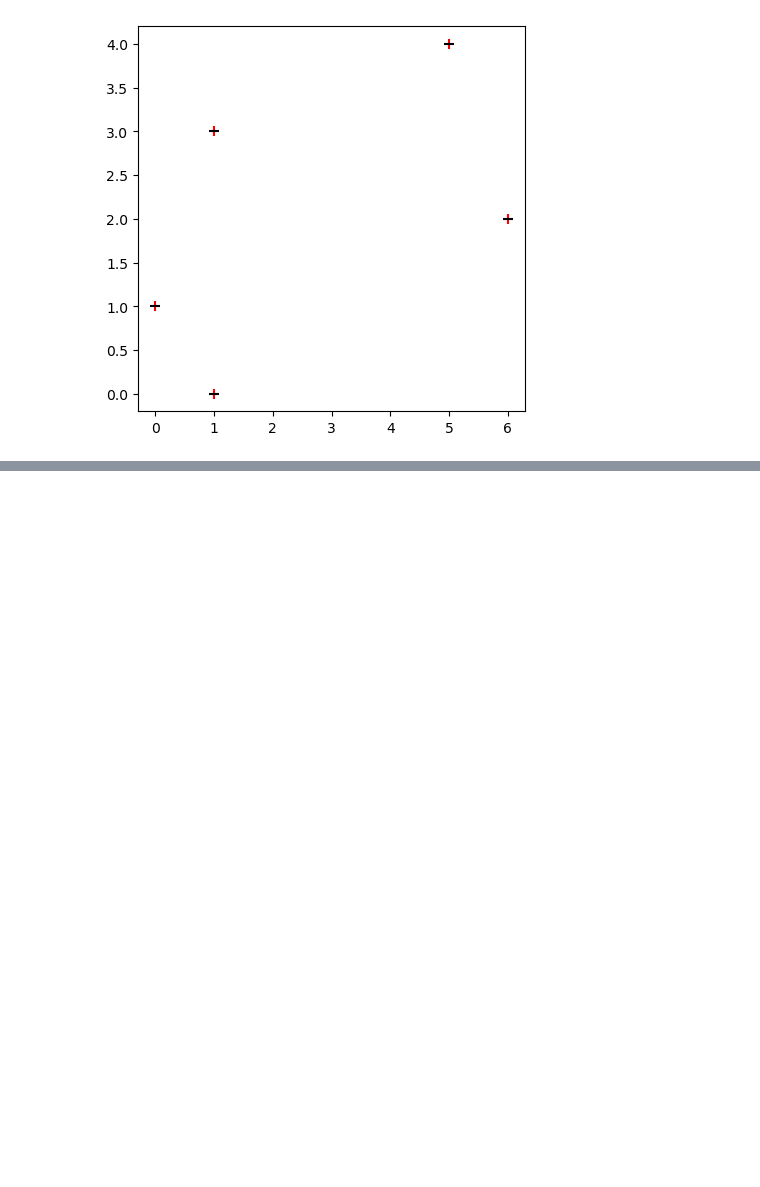
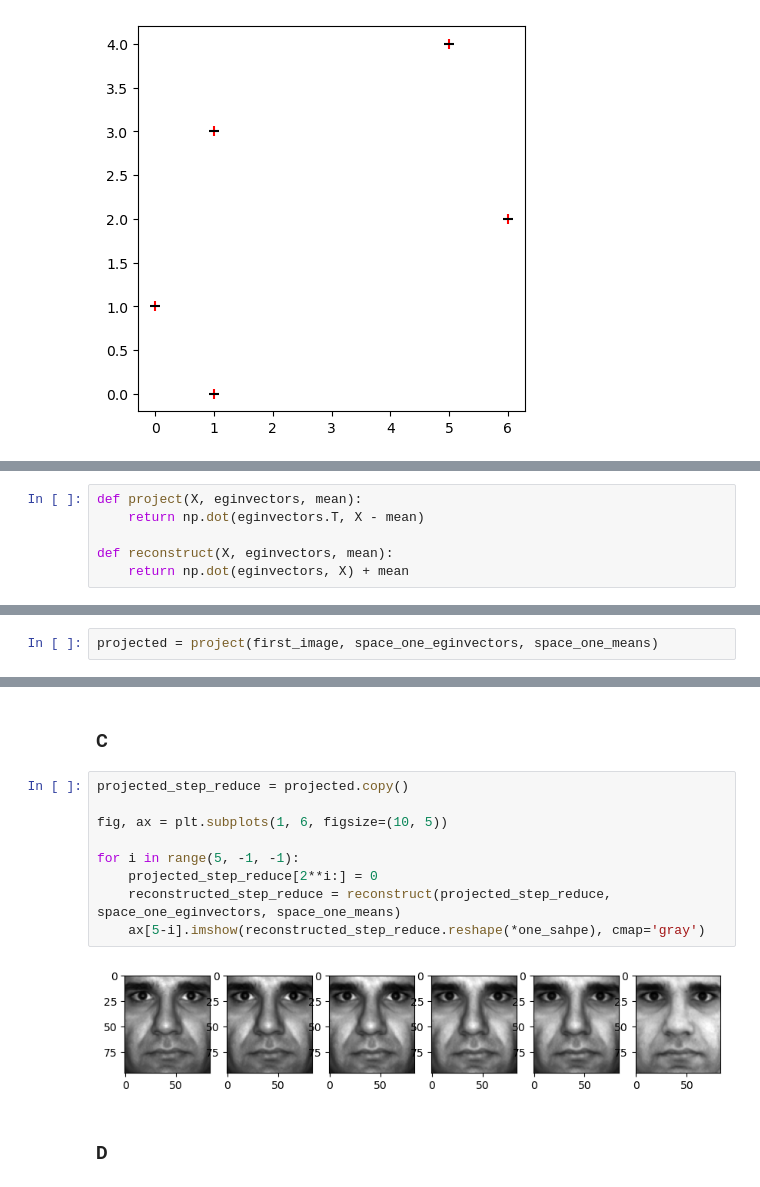
Before and after one commit to al-pi314/computer_vision, a Jupyter notebook: assigments/assignment6/solutions.ipynb, the cells around one changed output, grey strips where cells are left out. Saved outputs shown, nothing was run; the diff lists cells and outputs as text; blank space fills up the shorter version.

```diff
--- a/assigments/assignment6/solutions.ipynb
+++ b/assigments/assignment6/solutions.ipynb
@@ -172,0 +223,6 @@ plt.scatter(reconstructed_points[0], reconstructed_points[1], color='black', mar
+# %%
+def project(X, eginvectors, mean):
+    return np.dot(eginvectors.T, X - mean)
+
+def reconstruct(X, eginvectors, mean):
+    return np.dot(eginvectors, X) + mean
@@ -172,0 +234,2 @@ plt.scatter(reconstructed_points[0], reconstructed_points[1], color='black', mar
+# %%
+projected = project(first_image, space_one_eginvectors, space_one_means)
@@ -172,0 +264,15 @@ plt.scatter(reconstructed_points[0], reconstructed_points[1], color='black', mar
+# %% [markdown]
+### C
+# %%
+projected_step_reduce = projected.copy()
+
+fig, ax = plt.subplots(1, 6, figsize=(10, 5))
+
+for i in range(5, -1, -1):
+    projected_step_reduce[2**i:] = 0
+    reconstructed_step_reduce = reconstruct(projected_step_reduce, space_one_eginvectors, space_one_means)
+    ax[5-i].imshow(reconstructed_step_reduce.reshape(*one_sahpe), cmap='gray')
+# %% [output]
+[figure, added]
+# %% [markdown]
+### D
```
Also changed, not shown: parts of 20 cells of this notebook.
